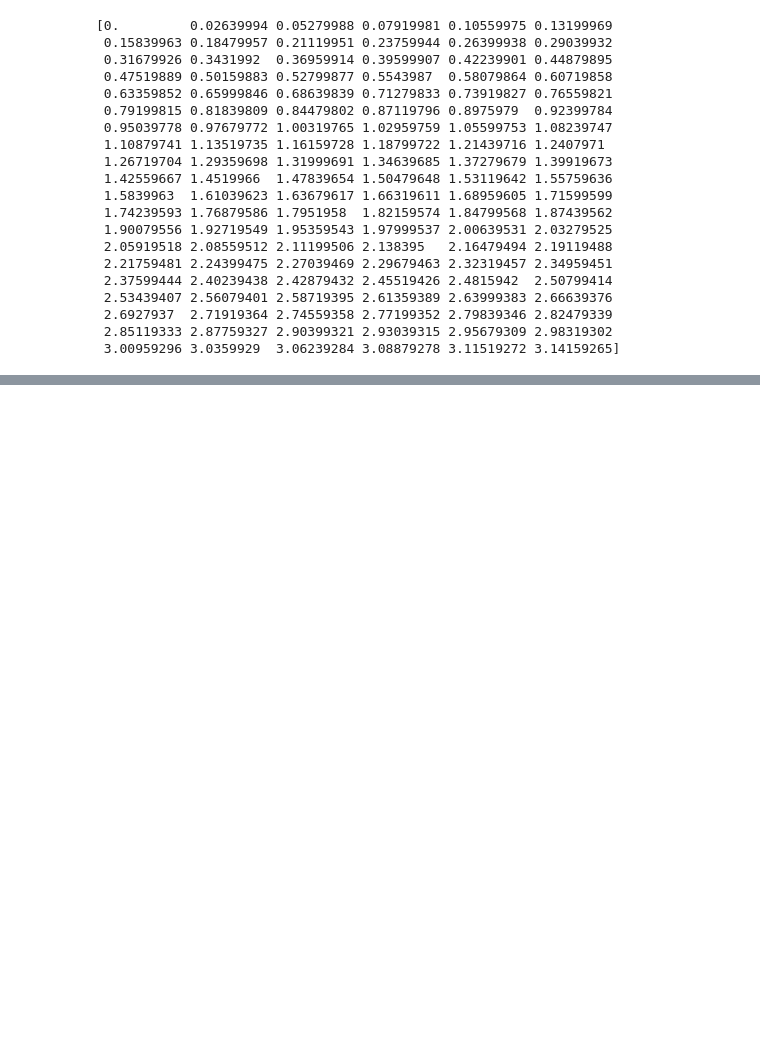
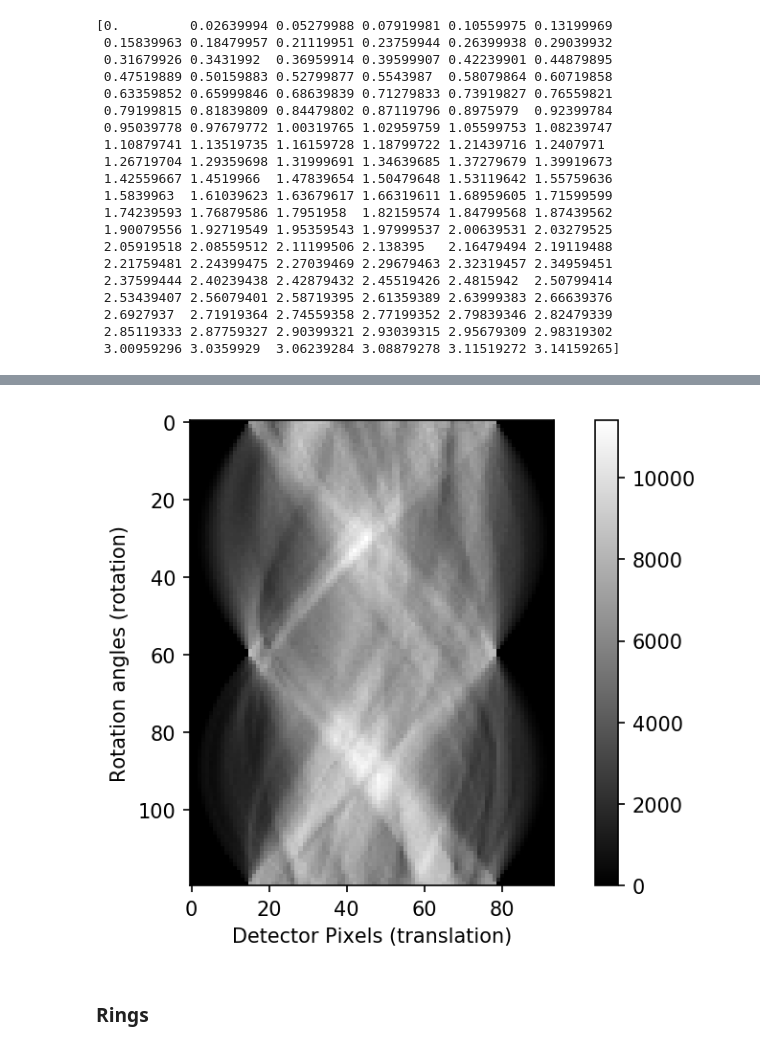
Before and after one commit to tomopy/tomopy-short-course, a Jupyter notebook: notebooks/tomopy-simulate.ipynb, the cells around one changed output, grey strips where cells are left out. Cells and saved outputs as stored; diff of their text form; code cells hidden in the pictures; blank space fills up the shorter version.

```diff
--- a/notebooks/tomopy-simulate.ipynb
+++ b/notebooks/tomopy-simulate.ipynb
@@ -69,0 +76,13 @@ Text(0, 0.5, 'Rotation angles (rotation)')
+# %%
+prj_poisson = tomopy.add_poisson(prj)
+# %%
+plt.figure(tight_layout=True, dpi=150)
+plt.imshow(prj_poisson[:, 0, :], cmap='gray', interpolation='none')
+plt.xlabel('Detector Pixels (translation)')
+plt.ylabel('Rotation angles (rotation)')
+plt.colorbar()
+plt.show()
+# %% [output]
+[figure, added]
+# %% [markdown]
+### Rings
```
Also changed, not shown: parts of 18 cells of this notebook.
